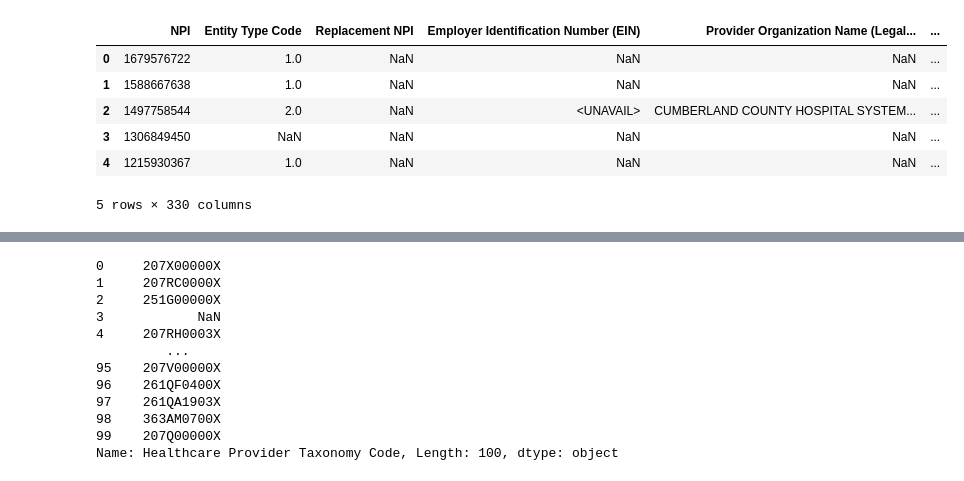
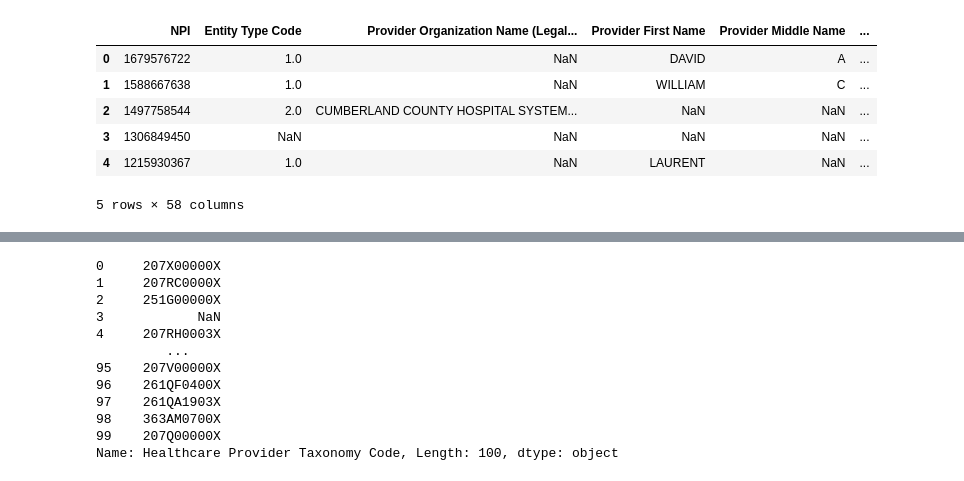
Before and after one commit to ballir27/hop-team-healthcare-providers, a Jupyter notebook: AB-hop_team_exploration.ipynb, the cells around one changed output, grey strips where cells are left out. Saved outputs shown, nothing was run; the diff lists cells and outputs as text; code cells hidden in the pictures.

```diff
--- a/AB-hop_team_exploration.ipynb
+++ b/AB-hop_team_exploration.ipynb
@@ -9,17 +9,20 @@ zip_cbsa = pd.read_csv('data/ZIP_CBSA_122023.csv', dtype={'ZIP': str}, nrows= 10
 # %%
 npps_all = pd.read_csv('data/NPPES_Data_Dissemination_February_2024/npidata_pfile_20050523-20240211.csv',
                        dtype={'Provider Business Practice Location Address Postal Code': str},
-                       nrows = 100)
+                       usecols=['NPI', 'Entity Type Code', 'Provider Organization Name (Legal Business Name)', 'Provider First Name', 'Provider Middle Name', 'Provider Name Prefix Text', 'Provider Name Suffix Text', 'Provider Credential Text', 'Provider First Line Business Practice Location Address', 'Provider Second Line Business Practice Location Address', 'Provider Business Practice Location Address City Name', 'Provider Business Practice Location Address State Name', 'Provider Business Practice Location Address Postal Code',
+                               'Healthcare Provider Taxonomy Code_1', 'Healthcare Provider Primary Taxonomy Switch_1', 'Healthcare Provider Taxonomy Code_2', 'Healthcare Provider Primary Taxonomy Switch_2', 'Healthcare Provider Taxonomy Code_3', 'Healthcare Provider Primary Taxonomy Switch_3', 'Healthcare Provider Taxonomy Code_4', 'Healthcare Provider Primary Taxonomy Switch_4', 'Healthcare Provider Taxonomy Code_5', 'Healthcare Provider Primary Taxonomy Switch_5', 'Healthcare Provider Taxonomy Code_6', 'Healthcare Provider Primary Taxonomy Switch_6', 'Healthcare Provider Taxonomy Code_7', 'Healthcare Provider Primary Taxonomy Switch_7', 'Healthcare Provider Taxonomy Code_8', 'Healthcare Provider Primary Taxonomy Switch_8', 'Healthcare Provider Taxonomy Code_9', 'Healthcare Provider Primary Taxonomy Switch_9', 'Healthcare Provider Taxonomy Code_10', 'Healthcare Provider Primary Taxonomy Switch_10', 'Healthcare Provider Taxonomy Code_11', 'Healthcare Provider Primary Taxonomy Switch_11', 'Healthcare Provider Taxonomy Code_12', 'Healthcare Provider Primary Taxonomy Switch_12', 'Healthcare Provider Taxonomy Code_13', 'Healthcare Provider Primary Taxonomy Switch_13', 'Healthcare Provider Taxonomy Code_14', 'Healthcare Provider Primary Taxonomy Switch_14', 'Healthcare Provider Taxonomy Code_15', 'Healthcare Provider Primary Taxonomy Switch_15',
+                               'Healthcare Provider Taxonomy Group_1', 'Healthcare Provider Taxonomy Group_2', 'Healthcare Provider Taxonomy Group_3', 'Healthcare Provider Taxonomy Group_4', 'Healthcare Provider Taxonomy Group_5', 'Healthcare Provider Taxonomy Group_6', 'Healthcare Provider Taxonomy Group_7', 'Healthcare Provider Taxonomy Group_8', 'Healthcare Provider Taxonomy Group_9', 'Healthcare Provider Taxonomy Group_10', 'Healthcare Provider Taxonomy Group_11', 'Healthcare Provider Taxonomy Group_12', 'Healthcare Provider Taxonomy Group_13', 'Healthcare Provider Taxonomy Group_14', 'Healthcare Provider Taxonomy Group_15'],
+                       nrows=100)
 
 npps_all.head()
 # %% [output]
-|  | NPI | Entity Type Code | Replacement NPI | Employer Identification Number (EIN) | Provider Organization Name (Legal... | ... |
-| 0 | 1679576722 | 1.0 | NaN | NaN | NaN | ... |
-| 1 | 1588667638 | 1.0 | NaN | NaN | NaN | ... |
-| 2 | 1497758544 | 2.0 | NaN | <UNAVAIL> | CUMBERLAND COUNTY HOSPITAL SYSTEM... | ... |
+|  | NPI | Entity Type Code | Provider Organization Name (Legal... | Provider First Name | Provider Middle Name | ... |
+| 0 | 1679576722 | 1.0 | NaN | DAVID | A | ... |
+| 1 | 1588667638 | 1.0 | NaN | WILLIAM | C | ... |
+| 2 | 1497758544 | 2.0 | CUMBERLAND COUNTY HOSPITAL SYSTEM... | NaN | NaN | ... |
 | 3 | 1306849450 | NaN | NaN | NaN | NaN | ... |
-| 4 | 1215930367 | 1.0 | NaN | NaN | NaN | ... |
+| 4 | 1215930367 | 1.0 | NaN | LAURENT | NaN | ... |
-5 rows × 330 columns
+5 rows × 58 columns
 # %%
 taxonomy_cols = [col for col in npps_all.columns if 'Taxonomy' in col]
 taxonomy_switch_list = [col for col in npps_all.columns if 'Taxonomy Switch' in col]
```
Also changed, not shown: parts of 2 cells of this notebook.
